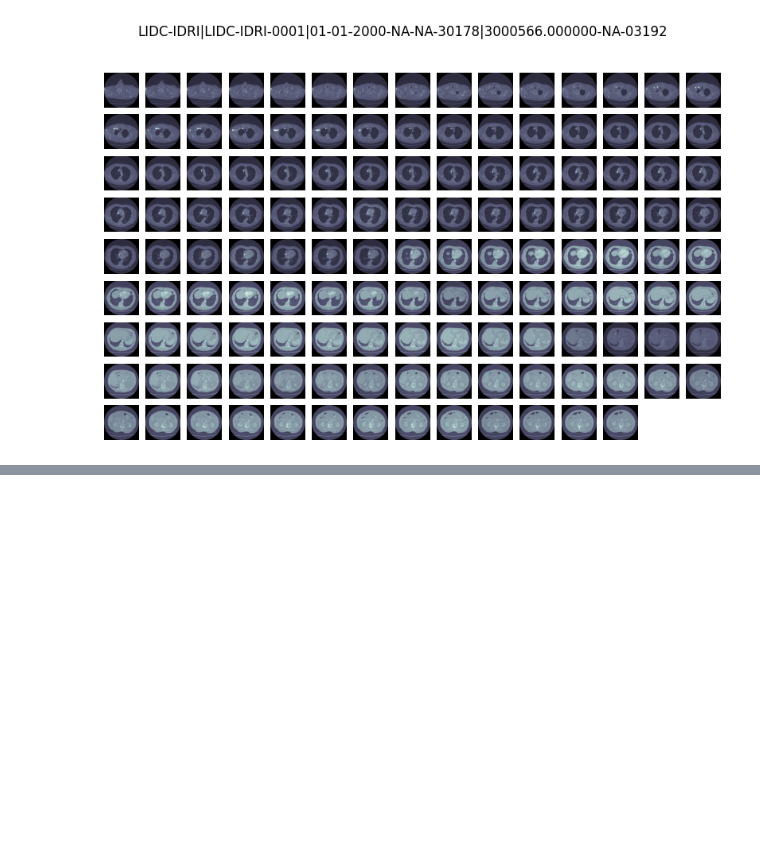
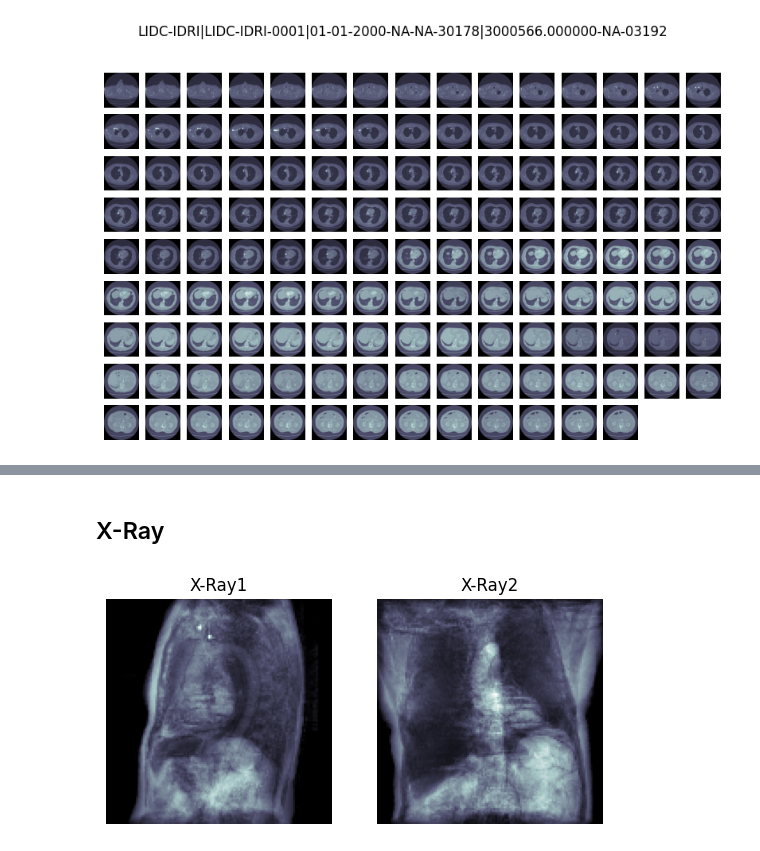
Before and after one commit to nt4sth/CT2XRAY-LIDC-IDRI, a Jupyter notebook: vis.ipynb, the cells around one changed output, grey strips where cells are left out. Saved outputs shown, nothing was run; the diff lists cells and outputs as text; code cells hidden in the pictures; blank space fills up the shorter version.

```diff
--- a/vis.ipynb
+++ b/vis.ipynb
@@ -50,0 +95,16 @@ plt.show()
+# %% [markdown]
+## X-Ray
+# %%
+import matplotlib.image as mpimg
+
+dir = "./data/Test-LIDC-IDRI/LIDC-IDRI-0001_01-01-2000-NA-NA-30178_3000566.000000-NA-03192"
+xray1 = os.path.join(dir, "xray1.png")
+fig, axes = plt.subplots(1, 2)
+for i in range(2):
+    im = mpimg.imread(os.path.join(dir, f"xray{i+1}.png"))
+    axes[i].set_title(f"X-Ray{i+1}")
+    axes[i].axis("off")
+    axes[i].imshow(im, cmap=plt.cm.bone)
+plt.savefig("./imgs/xrays.png", bbox_inches="tight")
+# %% [output]
+[figure, added]
```
Also changed, not shown: parts of 5 cells of this notebook, 1 other file.
